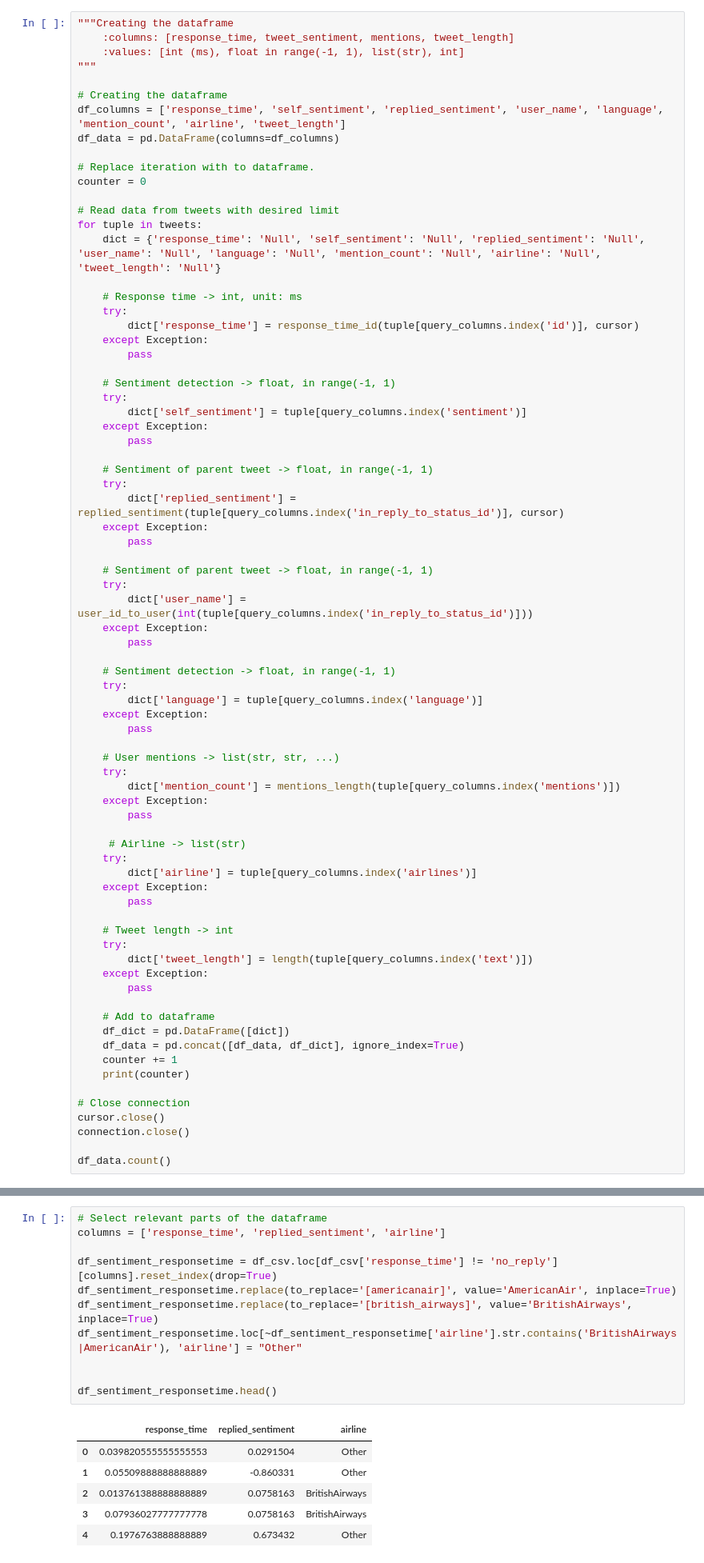
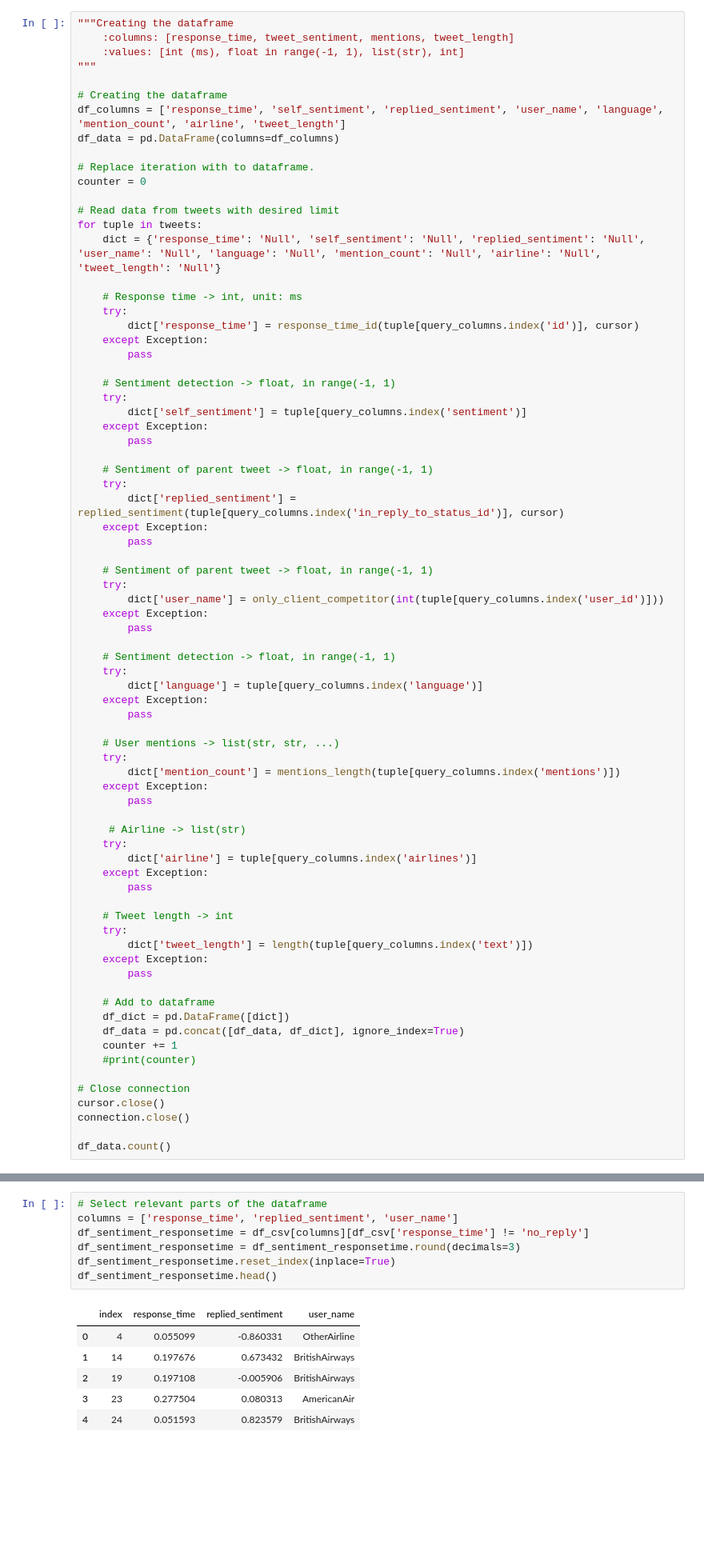
Before and after one commit to danamira/DBL-Data-Challenge, a Jupyter notebook: response_time_stats.ipynb, the cells around one changed output, grey strips where cells are left out. Shown at 80% size. Drawn from its saved outputs; the diff is of its cells as text; blank space fills up the shorter version.

```diff
--- a/response_time_stats.ipynb
+++ b/response_time_stats.ipynb
@@ -83,7 +97,7 @@ for tuple in tweets:
 
     # Sentiment of parent tweet -> float, in range(-1, 1)
     try:
-        dict['user_name'] = user_id_to_user(int(tuple[query_columns.index('in_reply_to_status_id')]))
+        dict['user_name'] = only_client_competitor(int(tuple[query_columns.index('user_id')]))
     except Exception:
         pass
 
@@ -115,7 +129,7 @@ for tuple in tweets:
     df_dict = pd.DataFrame([dict])
     df_data = pd.concat([df_data, df_dict], ignore_index=True)
     counter += 1
-    print(counter)
+    #print(counter)
 
 # Close connection
 cursor.close()
@@ -254,18 +254,14 @@ df_csv.head()
 # %%
 # Select relevant parts of the dataframe
-columns = ['response_time', 'replied_sentiment', 'airline']
-
-df_sentiment_responsetime = df_csv.loc[df_csv['response_time'] != 'no_reply'][columns].reset_index(drop=True)
-df_sentiment_responsetime.replace(to_replace='[americanair]', value='AmericanAir', inplace=True)
-df_sentiment_responsetime.replace(to_replace='[british_airways]', value='BritishAirways', inplace=True)
-df_sentiment_responsetime.loc[~df_sentiment_responsetime['airline'].str.contains('BritishAirways|AmericanAir'), 'airline'] = "Other"
-
-
+columns = ['response_time', 'replied_sentiment', 'user_name']
+df_sentiment_responsetime = df_csv[columns][df_csv['response_time'] != 'no_reply']
+df_sentiment_responsetime = df_sentiment_responsetime.round(decimals=3)
+df_sentiment_responsetime.reset_index(inplace=True)
 df_sentiment_responsetime.head()
 # %% [output]
-|  | response_time | replied_sentiment | airline |
-| 0 | 0.039820555555555553 | 0.0291504 | Other |
-| 1 | 0.05509888888888889 | -0.860331 | Other |
-| 2 | 0.013761388888888889 | 0.0758163 | BritishAirways |
-| 3 | 0.07936027777777778 | 0.0758163 | BritishAirways |
-| 4 | 0.1976763888888889 | 0.673432 | Other |
+|  | index | response_time | replied_sentiment | user_name |
+| 0 | 4 | 0.055099 | -0.860331 | OtherAirline |
+| 1 | 14 | 0.197676 | 0.673432 | BritishAirways |
+| 2 | 19 | 0.197108 | -0.005906 | BritishAirways |
+| 3 | 23 | 0.277504 | 0.080313 | AmericanAir |
+| 4 | 24 | 0.051593 | 0.823579 | BritishAirways |
```
Also changed, not shown: parts of 45 cells of this notebook, 25 other files.
